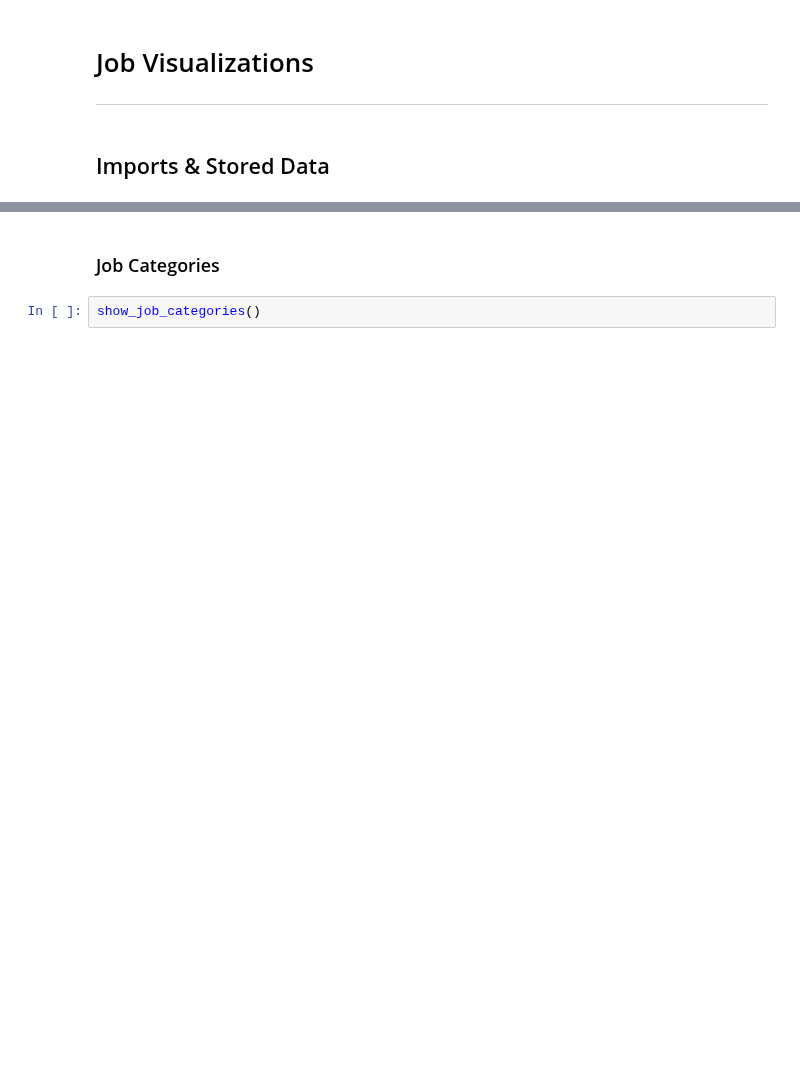
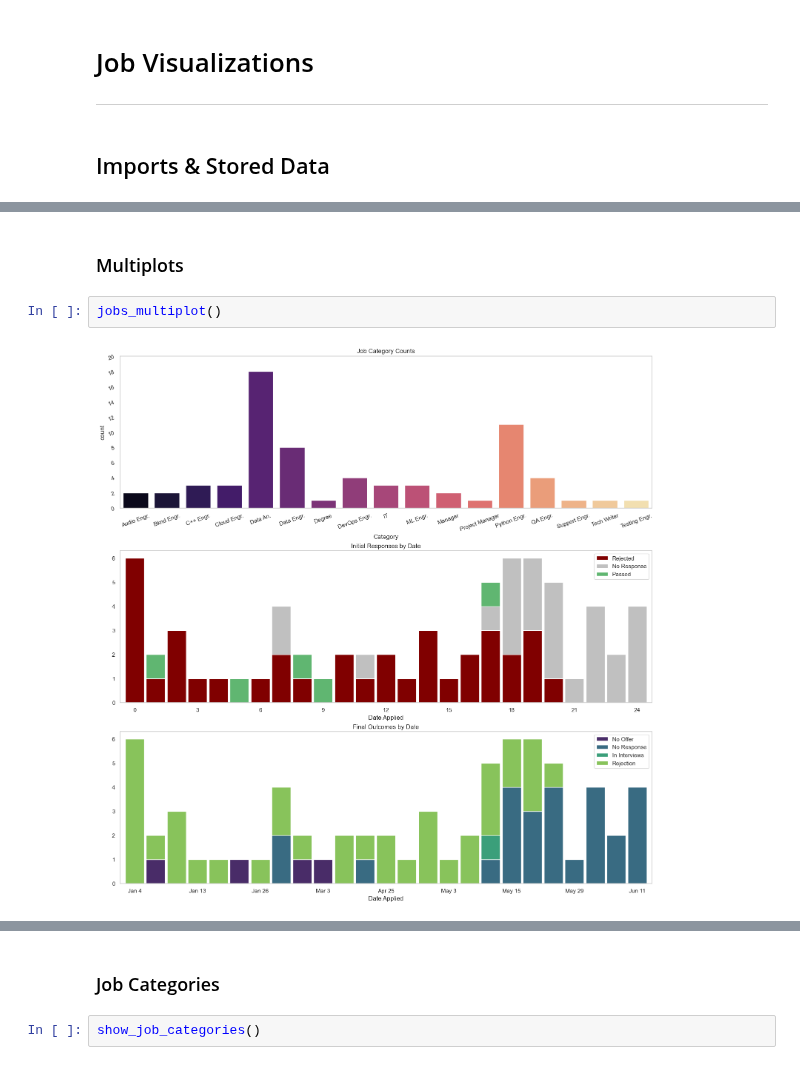
Before and after one commit to emilycardwell/my-jobs, a Jupyter notebook: jupyter_notebooks/job_visualizations.ipynb, the cells around one changed output, grey strips where cells are left out. Saved outputs shown, nothing was run; the diff lists cells and outputs as text; blank space fills up the shorter version.

```diff
--- a/jupyter_notebooks/job_visualizations.ipynb
+++ b/jupyter_notebooks/job_visualizations.ipynb
@@ -16,0 +44,6 @@ from py_files.data_functions import verify_consolidate
+# %% [markdown]
+### Multiplots
+# %%
+jobs_multiplot()
+# %% [output]
+[figure, added]
```
Also changed, not shown: parts of 25 cells of this notebook, 14 other files.
